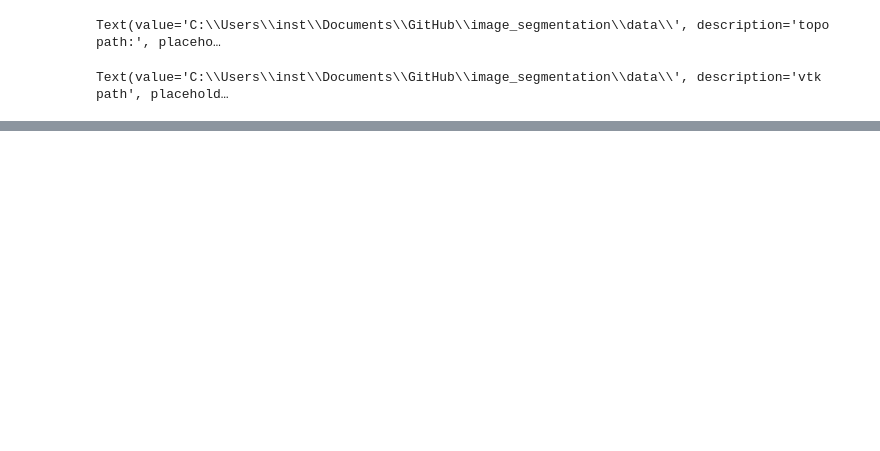
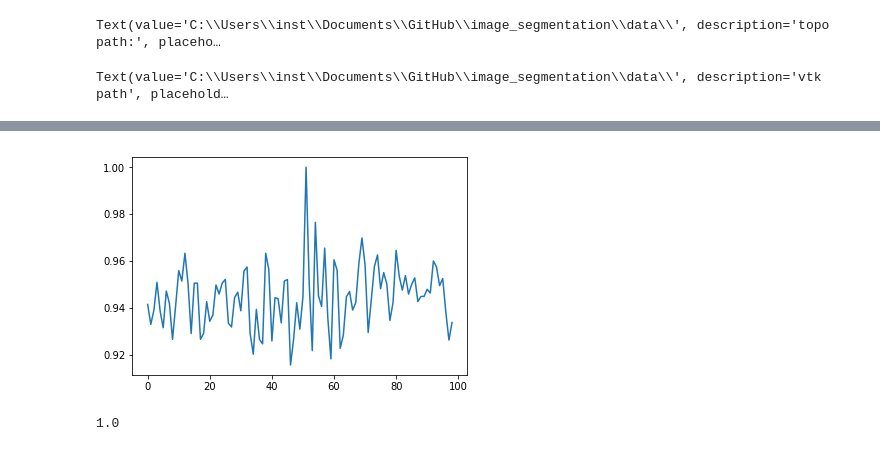
Before and after one commit to rockandsalt/image_segmentation, a Jupyter notebook: analyse_stack.ipynb, the cells around one changed output, grey strips where cells are left out. Drawn from its saved outputs; the diff is of its cells as text; code cells hidden in the pictures; blank space fills up the shorter version.

```diff
--- a/analyse_stack.ipynb
+++ b/analyse_stack.ipynb
@@ -145,0 +67,21 @@ print(test[2])
+# %%
+area = (1)**2*np.pi/(2e-3**2)
+
+density_map = np.zeros(bin_num)
+slab_size = int(np_array.shape[2]/bin_num)
+
+for i in range(bin_num):
+    if((slab_size*(i+1)) < np_array.shape[2]):
+        density_map[i] = np.sum(np_array[slab_size*i:slab_size*(i+1),:,:])/(area*slab_size)*100
+    else:
+        diff = slab_size*i - np_array.shape[2]
+        density_map[i] = np.sum(np_array[slab_size*i:,:,:])/(area*diff)*100
+
+density_map_normed = density_map[:-1]
+density_map_normed /= np.max(density_map_normed)
+
+fig, ax = plt.subplots()
+ax.plot(density_map_normed)
+plt.show()
+# %% [output]
+[figure, added]
@@ -145,0 +92,4 @@ print(test[2])
+# %%
+print(p)
+# %% [output]
+1.0
```
Also changed, not shown: parts of 19 cells of this notebook.
